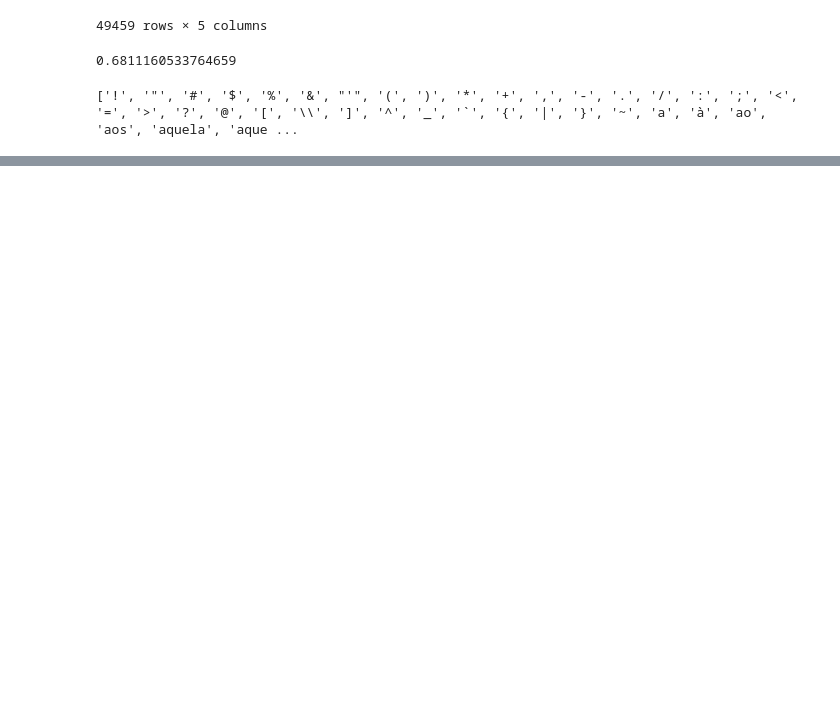
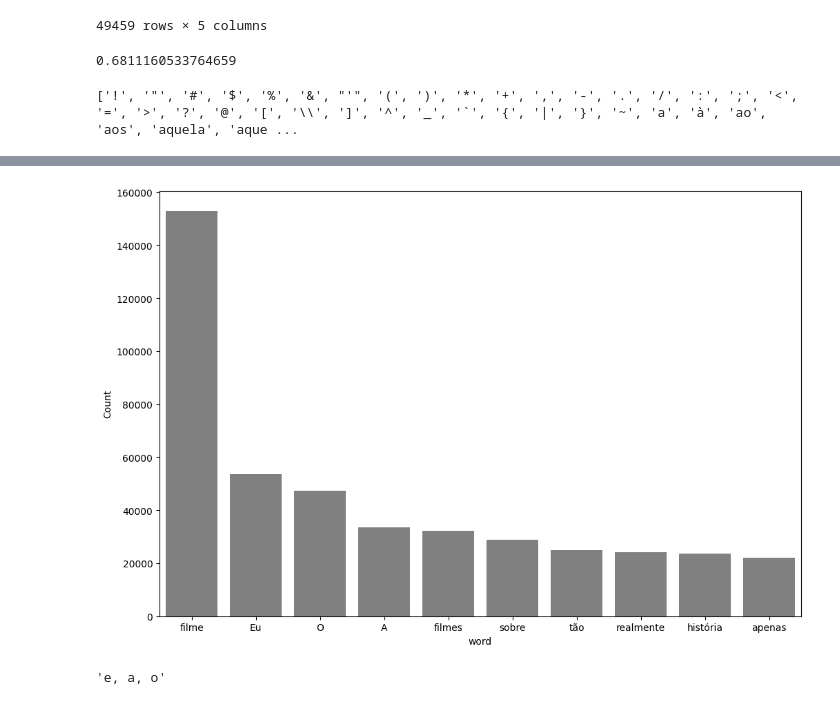
Before and after one commit to xpcosmos/nlp-tecnicas, a Jupyter notebook: model.ipynb, the cells around one changed output, grey strips where cells are left out. Cells and saved outputs as stored; diff of their text form; code cells hidden in the pictures; blank space fills up the shorter version.

```diff
--- a/model.ipynb
+++ b/model.ipynb
@@ -255,6 +255,21 @@ ax.set(ylabel = 'Count')
 plt.show()
 # %% [output]
 [figure]
+# %%
+def pareto(df, column_analise):
+    all_words = ' '.join([text for text in df[column_analise]])
+
+    token = tokenize.WhitespaceTokenizer()
+    tokenized_words = token.tokenize(all_words)
+
+    freq = nltk.FreqDist(tokenized_words)
+    df_freq = pd.DataFrame({'word':freq.keys(),
+                            'freq':freq.values()})
+
+    plt.figure(figsize=(12,8))
+    ax = sns.barplot(df_freq.nlargest(columns='freq',n=10), x ='word',y='freq', color = 'gray')
+    ax.set(ylabel = 'Count')
+    plt.show()
 # %% [markdown]
 # Stopwords
 # %%
@@ -331,3 +346,7 @@ df.head(10)
 | 7 | 8 | Being a long-time fan of Japanese... | Sendo um fã de longa data do cine... | 0 | Sendo fã longa data cinema japonê... | Sendo fã longa data cinema japonê... |
 | 8 | 9 | "Tokyo Eyes" tells of a 17 year o... | "Tokyo Eyes" fala de uma menina j... | 0 | "Tokyo Eyes" fala menina japonesa... | Tokyo Eyes fala menina japonesa 1... |
 | 9 | 10 | Wealthy horse ranchers in Buenos ... | Fazendeiros ricos em Buenos Aires... | 0 | Fazendeiros ricos Buenos Aires tê... | Fazendeiros ricos Buenos Aires tê... |
+# %%
+pareto(df, 'tratment_2')
+# %% [output]
+[figure, added]
@@ -333,0 +355,7 @@ df.head(10)
+# %%
+acentos = 'é, á, ó'
+
+teste = unidecode.unidecode('é, á, ó')
+teste
+# %% [output]
+'e, a, o'
```
Also changed, not shown: parts of 4 cells of this notebook, 1 other file.
